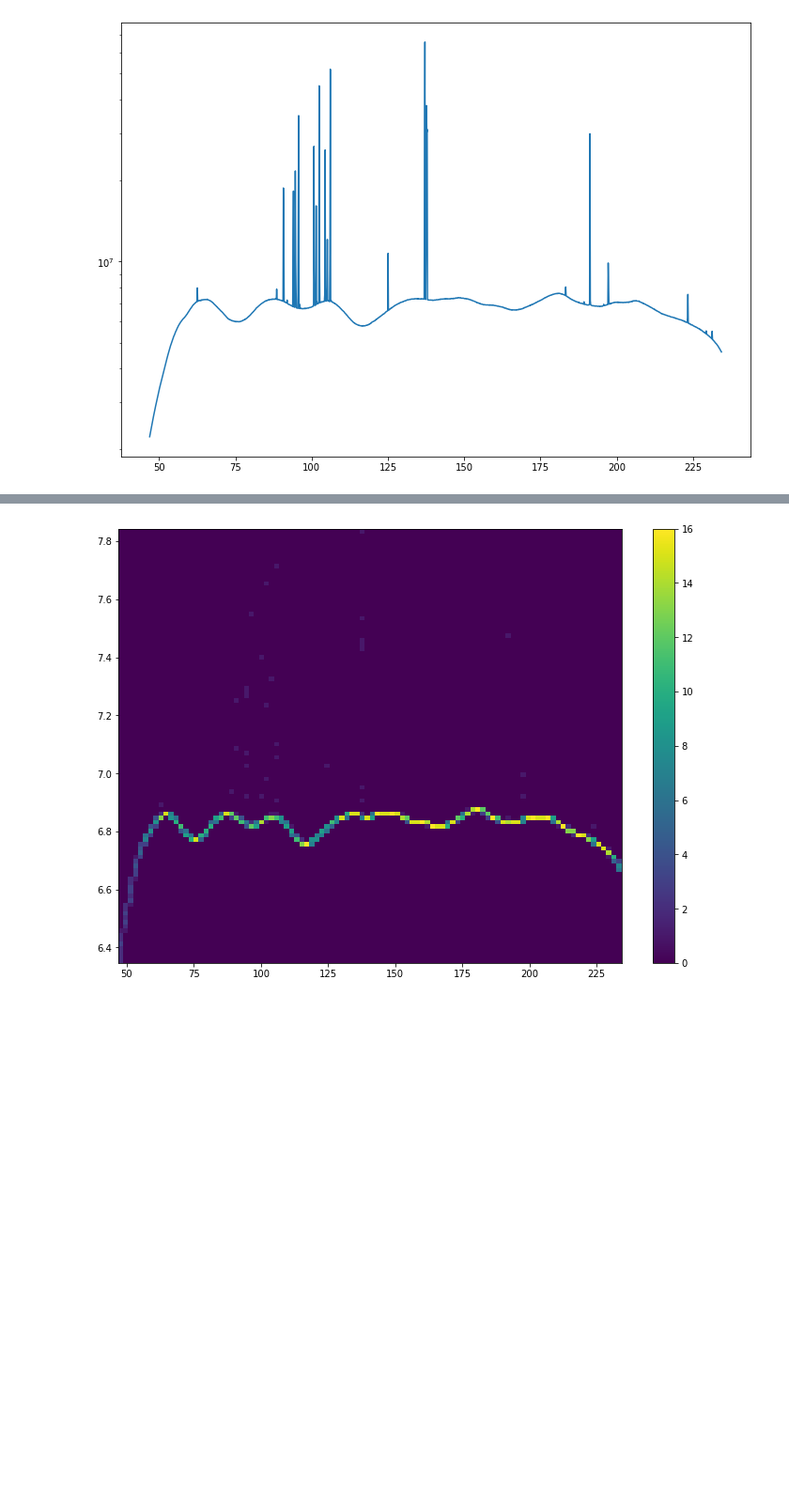
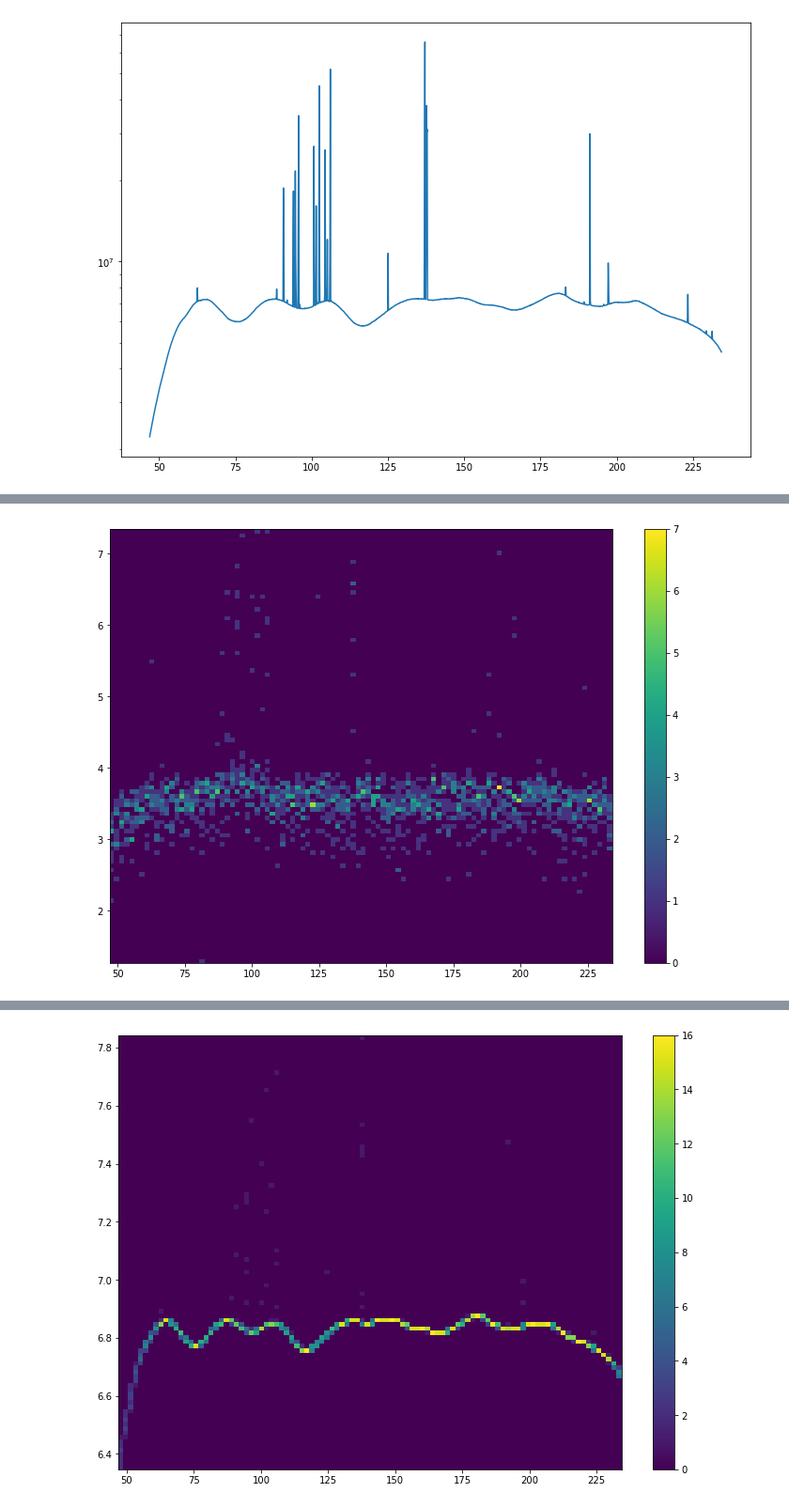
Before and after one commit to maria8ch/Phys434_BigData, a Jupyter notebook: lab5_Berres.ipynb, the cells around one changed output, grey strips where cells are left out. Shown: that part at 94% size. Saved outputs shown, nothing was run; the diff lists cells and outputs as text; code cells hidden in the pictures; blank space fills up the shorter version.

Commit message:
updated lab 5 (almost ready for review)
Thinking about the statistical plots

```diff
--- a/lab5_Berres.ipynb
+++ b/lab5_Berres.ipynb
@@ -227,0 +231,12 @@ ax.plot(freqs,np.abs(dc1[7]))
+# %%
+fig, ax = plt.subplots(1,1,figsize=(12,8.5))
+ran=np.random.randint(0,len(p))
+pr=p[ran]
+dat = uv.get_data(pr)
+#print(pr)
+for i in range(20):
+    plt.hist2d(freqs,np.log10(abs(data[i])), bins = 100)
+#plt.yscale('log')
+plt.colorbar();
+# %% [output]
+[figure, added]
```
Also changed, not shown: parts of 7 cells of this notebook.
